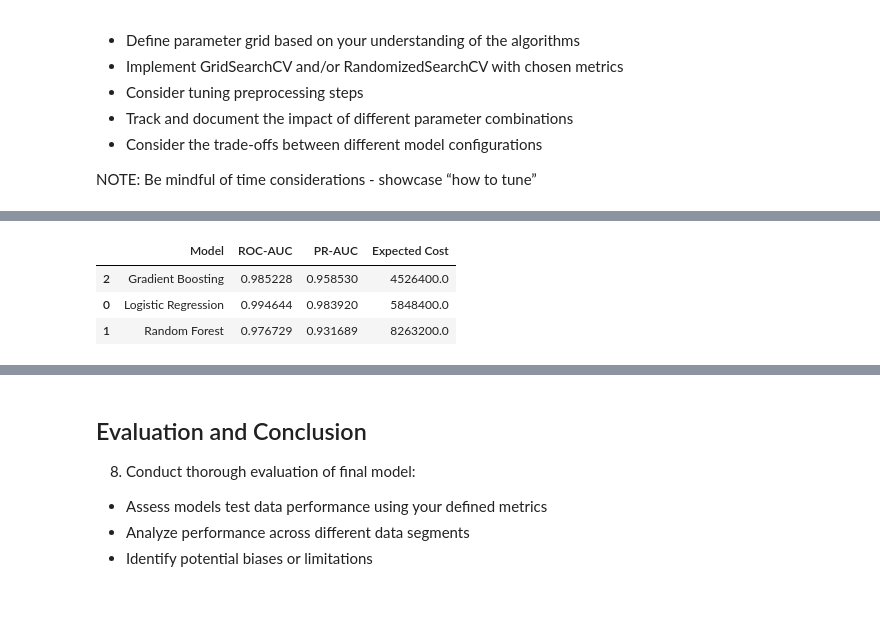
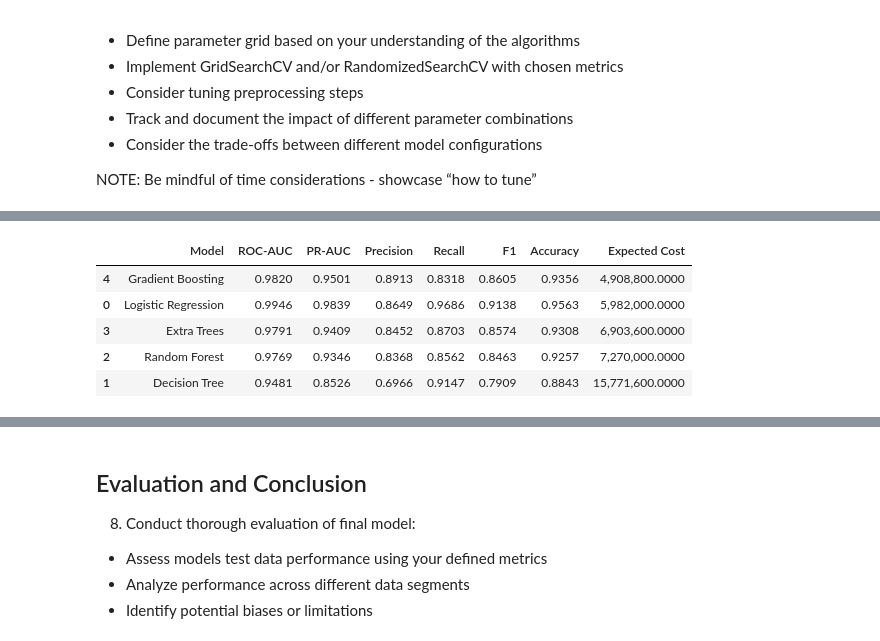
Before and after one commit to donjuel003/Loan-Approval-Model, a Jupyter notebook: financial_loan_risk.ipynb, the cells around one changed output, grey strips where cells are left out. Cells and saved outputs as stored; diff of their text form; code cells hidden in the pictures; blank space fills up the shorter version.

Commit message:
Hyper parameter tuning and model peformance evaluation

```diff
--- a/financial_loan_risk.ipynb
+++ b/financial_loan_risk.ipynb
@@ -643,22 +693,66 @@ cv = StratifiedKFold(n_splits=5, shuffle=True, random_state=42)
 # %%
 # Model comparison
 models = {
-    'Logistic Regression': LogisticRegression(max_iter=1000, class_weight='balanced', random_state=42),
-    'Random Forest': RandomForestClassifier(class_weight='balanced', random_state=42),
-    'Gradient Boosting': GradientBoostingClassifier(random_state=42),
+    "Logistic Regression": LogisticRegression(
+        max_iter=1500, class_weight="balanced", solver="liblinear",
+        random_state=RANDOM_STATE
+    ),
+    "Decision Tree": DecisionTreeClassifier(
+        max_depth=8, min_samples_leaf=20, class_weight="balanced",
+        random_state=RANDOM_STATE
+    ),
+    "Random Forest": RandomForestClassifier(
+        n_estimators=250, max_depth=18, min_samples_leaf=3,
+        class_weight="balanced_subsample", n_jobs=-1,
+        random_state=RANDOM_STATE
+    ),
+    "Extra Trees": ExtraTreesClassifier(
+        n_estimators=250, max_depth=20, min_samples_leaf=2,
+        class_weight="balanced", n_jobs=-1,
+        random_state=RANDOM_STATE
+    ),
+    "Gradient Boosting": GradientBoostingClassifier(
+        n_estimators=150, learning_rate=0.05, max_depth=3,
+        min_samples_leaf=5, random_state=RANDOM_STATE
+    )
 }
 
-results = []
+comparison_rows = []
+
 for name, model in models.items():
-    pipe = Pipeline([('preprocessor', preprocessor), ('model', model)])
-    auc = cross_val_score(pipe, X_train, y_train, cv=cv, scoring='roc_auc').mean()
-    pr_auc = cross_val_score(pipe, X_train, y_train, cv=cv, scoring='average_precision').mean()
-    cost = -cross_val_score(pipe, X_train, y_train, cv=cv, scoring=cost_scorer).mean()
-    results.append({'Model': name, 'ROC-AUC': auc, 'PR-AUC': pr_auc, 'Expected Cost': cost})
+    pipe = Pipeline([
+        ("cleaner", cleaner),
+        ("preprocessor", preprocessor),
+        ("model", model)
+    ])
 
-pd.DataFrame(results).sort_values('Expected Cost')
+    scores = cross_validate(
+        pipe,
+        X_train,
+        y_train,
+        cv=cv,
+        scoring=scoring,
+        n_jobs=-1,
+        return_train_score=False
+    )
+
+    comparison_rows.append({
+        "Model": name,
+        "ROC-AUC": scores["test_roc_auc"].mean(),
+        "PR-AUC": scores["test_pr_auc"].mean(),
+        "Precision": scores["test_precision"].mean(),
+        "Recall": scores["test_recall"].mean(),
+        "F1": scores["test_f1"].mean(),
+        "Accuracy": scores["test_accuracy"].mean(),
+        "Expected Cost": -scores["test_business_cost"].mean()
+    })
+
+comparison_df = pd.DataFrame(comparison_rows).sort_values("Expected Cost")
+display(comparison_df)
 # %% [output]
-|  | Model | ROC-AUC | PR-AUC | Expected Cost |
-| 2 | Gradient Boosting | 0.985228 | 0.958530 | 4526400.0 |
-| 0 | Logistic Regression | 0.994644 | 0.983920 | 5848400.0 |
-| 1 | Random Forest | 0.976729 | 0.931689 | 8263200.0 |
+|  | Model | ROC-AUC | PR-AUC | Precision | Recall | F1 | Accuracy | Expected Cost |
+| 4 | Gradient Boosting | 0.9820 | 0.9501 | 0.8913 | 0.8318 | 0.8605 | 0.9356 | 4,908,800.0000 |
+| 0 | Logistic Regression | 0.9946 | 0.9839 | 0.8649 | 0.9686 | 0.9138 | 0.9563 | 5,982,000.0000 |
+| 3 | Extra Trees | 0.9791 | 0.9409 | 0.8452 | 0.8703 | 0.8574 | 0.9308 | 6,903,600.0000 |
+| 2 | Random Forest | 0.9769 | 0.9346 | 0.8368 | 0.8562 | 0.8463 | 0.9257 | 7,270,000.0000 |
+| 1 | Decision Tree | 0.9481 | 0.8526 | 0.6966 | 0.9147 | 0.7909 | 0.8843 | 15,771,600.0000 |
```
Also changed, not shown: parts of 18 cells of this notebook.
